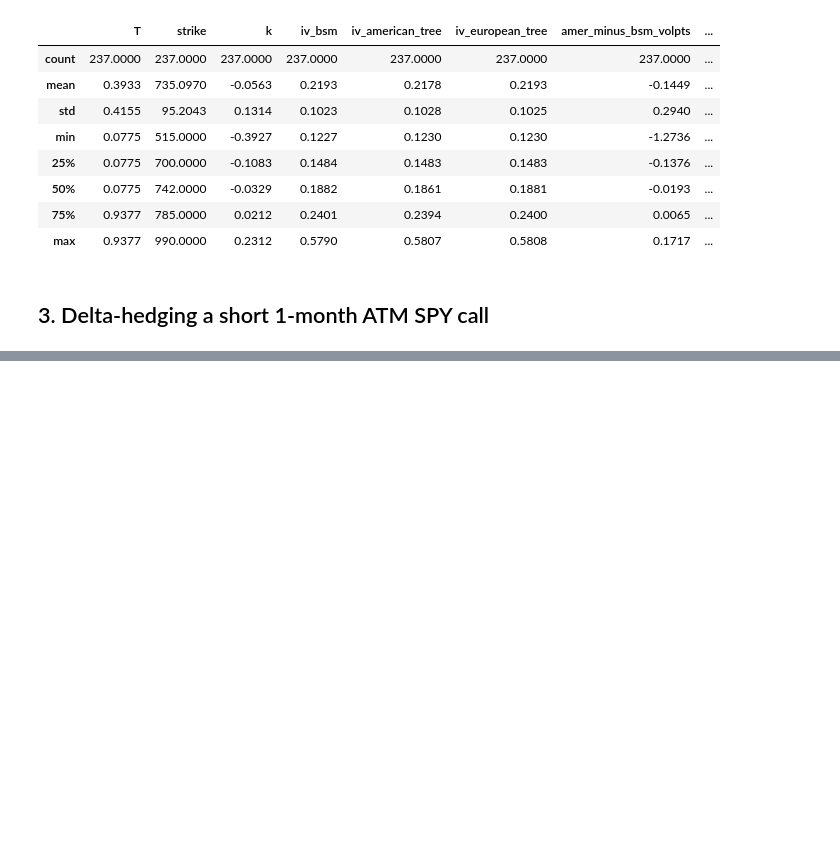
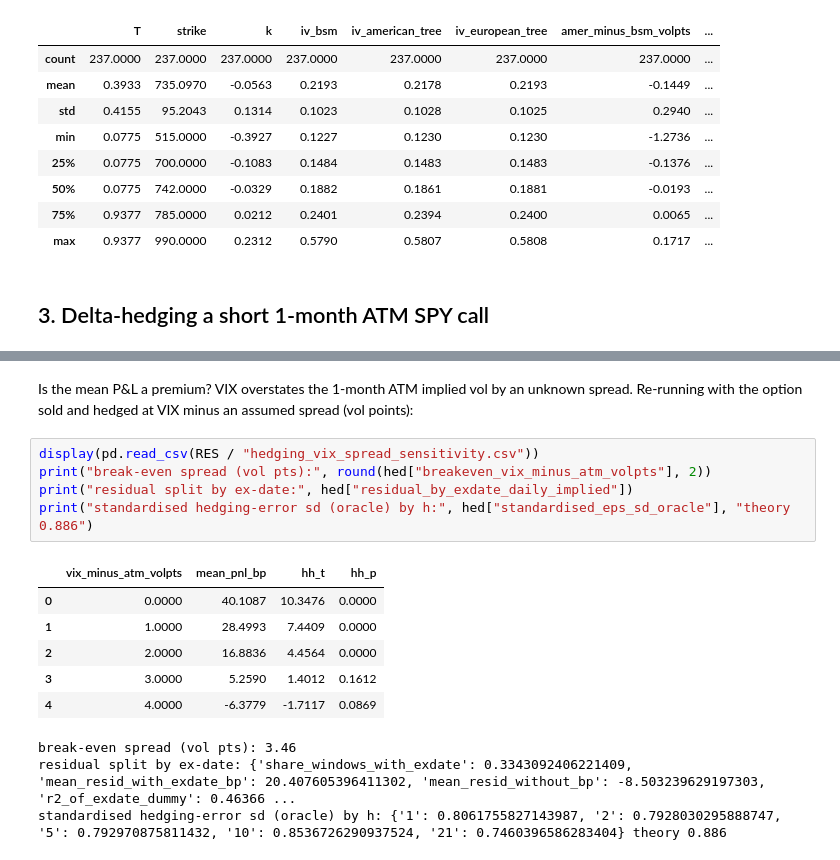
Before and after one commit to samberman-hi/options-pricing-and-hedging, a Jupyter notebook: notebooks/analysis.ipynb, the cells around one changed output, grey strips where cells are left out. Saved outputs shown, nothing was run; the diff lists cells and outputs as text; blank space fills up the shorter version.

```diff
--- a/notebooks/analysis.ipynb
+++ b/notebooks/analysis.ipynb
@@ -261,4 +261,22 @@ for f in ["07_hedge_pnl_distribution", "08_pnl_decomposition", "09_hedging_error
 [figure]
+# %% [markdown]
+Is the mean P&L a premium? VIX overstates the 1-month ATM implied vol by an unknown spread.
+Re-running with the option sold and hedged at VIX minus an assumed spread (vol points):
+# %%
+display(pd.read_csv(RES / "hedging_vix_spread_sensitivity.csv"))
+print("break-even spread (vol pts):", round(hed["breakeven_vix_minus_atm_volpts"], 2))
+print("residual split by ex-date:", hed["residual_by_exdate_daily_implied"])
+print("standardised hedging-error sd (oracle) by h:", hed["standardised_eps_sd_oracle"], "theory 0.886")
+# %% [output]
+|  | vix_minus_atm_volpts | mean_pnl_bp | hh_t | hh_p |
+| 0 | 0.0000 | 40.1087 | 10.3476 | 0.0000 |
+| 1 | 1.0000 | 28.4993 | 7.4409 | 0.0000 |
+| 2 | 2.0000 | 16.8836 | 4.4564 | 0.0000 |
+| 3 | 3.0000 | 5.2590 | 1.4012 | 0.1612 |
+| 4 | 4.0000 | -6.3779 | -1.7117 | 0.0869 |
+break-even spread (vol pts): 3.46
+residual split by ex-date: {'share_windows_with_exdate': 0.3343092406221409, 'mean_resid_with_exdate_bp': 20.407605396411302, 'mean_resid_without_bp': -8.503239629197303, 'r2_of_exdate_dummy': 0.46366 ...
+standardised hedging-error sd (oracle) by h: {'1': 0.8061755827143987, '2': 0.7928030295888747, '5': 0.792970875811432, '10': 0.8536726290937524, '21': 0.7460396586283404} theory 0.886
 # %%
 tc = pd.read_csv(RES / "hedging_tc_sensitivity.csv")
 tc.pivot_table(index=["variant", "h"], columns="cost_bp", values="mean_pnl_bp")
```
Also changed, not shown: parts of 5 cells of this notebook, 19 other files.
